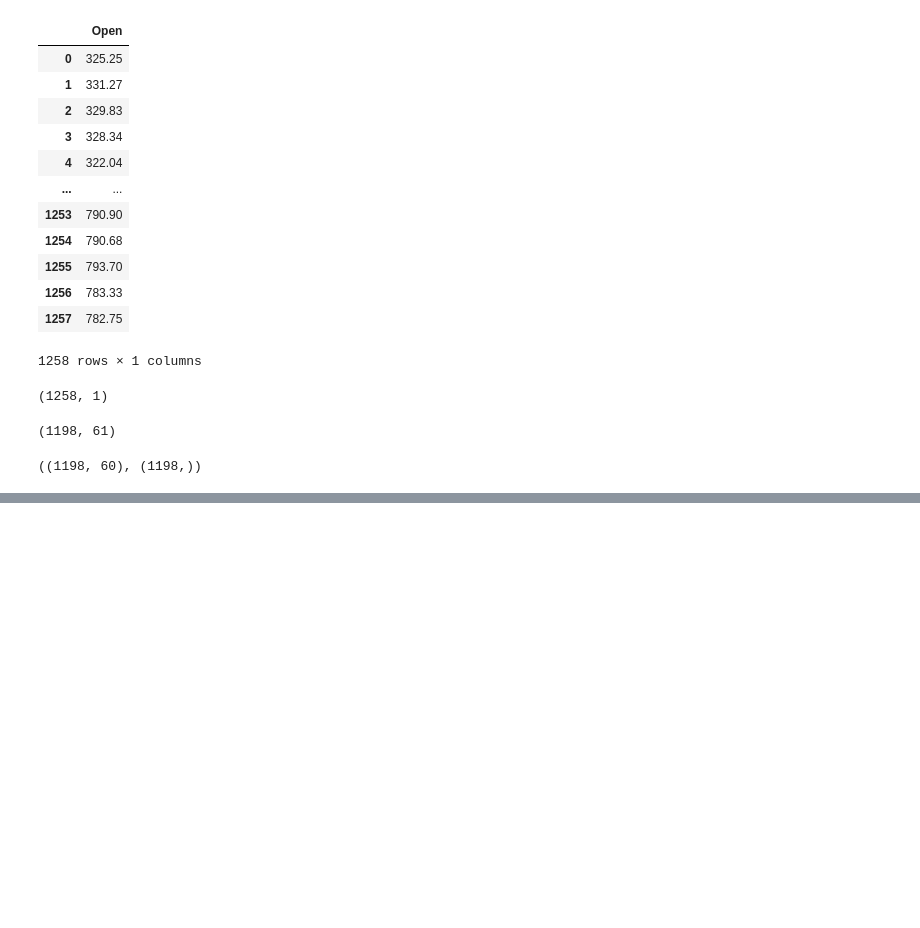
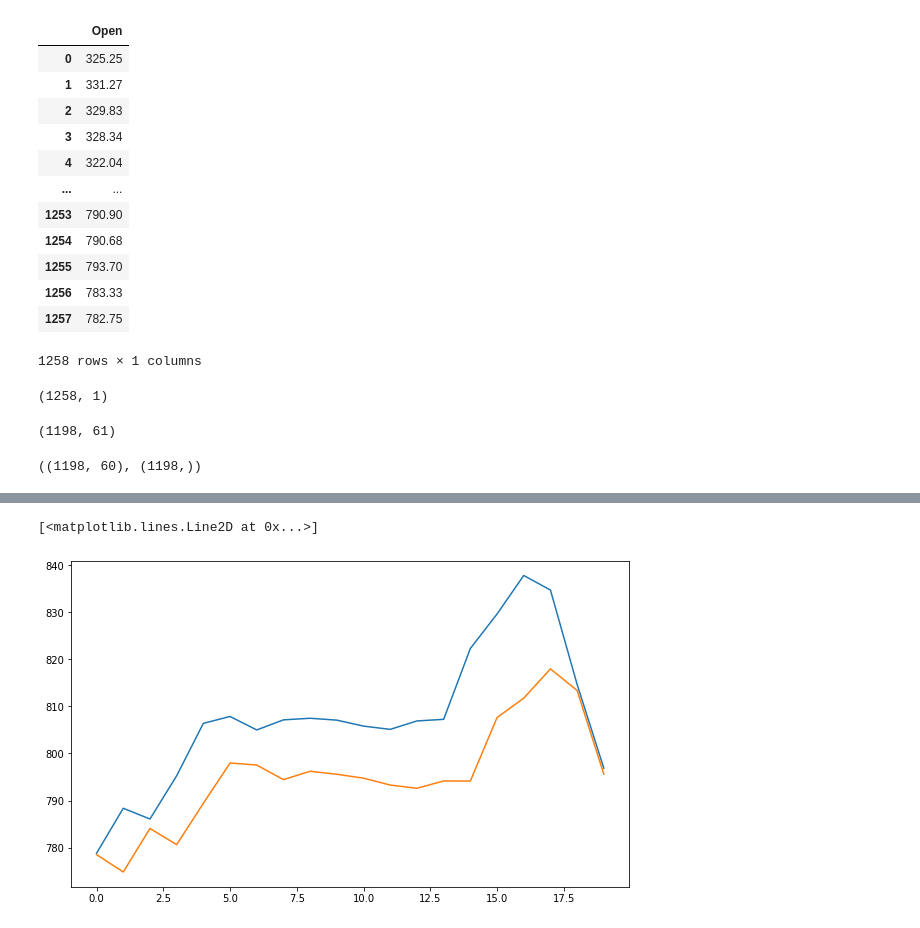
Before and after one commit to MohiniAher4/stocks, a Jupyter notebook: basic.ipynb, the cells around one changed output, grey strips where cells are left out. Cells and saved outputs as stored; diff of their text form; code cells hidden in the pictures; blank space fills up the shorter version.

```diff
--- a/basic.ipynb
+++ b/basic.ipynb
@@ -62,0 +151,2 @@ X_train.shape, y_train.shape
+# %%
+test_scaled = scaler.transform(test_data)
@@ -62,0 +157,7 @@ X_train.shape, y_train.shape
+# %%
+X = []
+for i in range(20):
+    row = test_scaled[i:i+60,0]
+    X.append(row)
+X = np.array(X)
+X.shape
@@ -62,0 +166,3 @@ X_train.shape, y_train.shape
+# %%
+X_test = X.reshape(20,60,1)
+yp = model.predict(X_test)
@@ -62,0 +171,9 @@ X_train.shape, y_train.shape
+# %%
+yp = scaler.inverse_transform(yp)
+# %%
+plt.figure(figsize=(10,6))
+plt.plot(df_test['Open'])
+plt.plot(yp)
+# %% [output]
+[<matplotlib.lines.Line2D at 0x...>]
+[figure, added]
```
Also changed, not shown: parts of 14 cells of this notebook.
